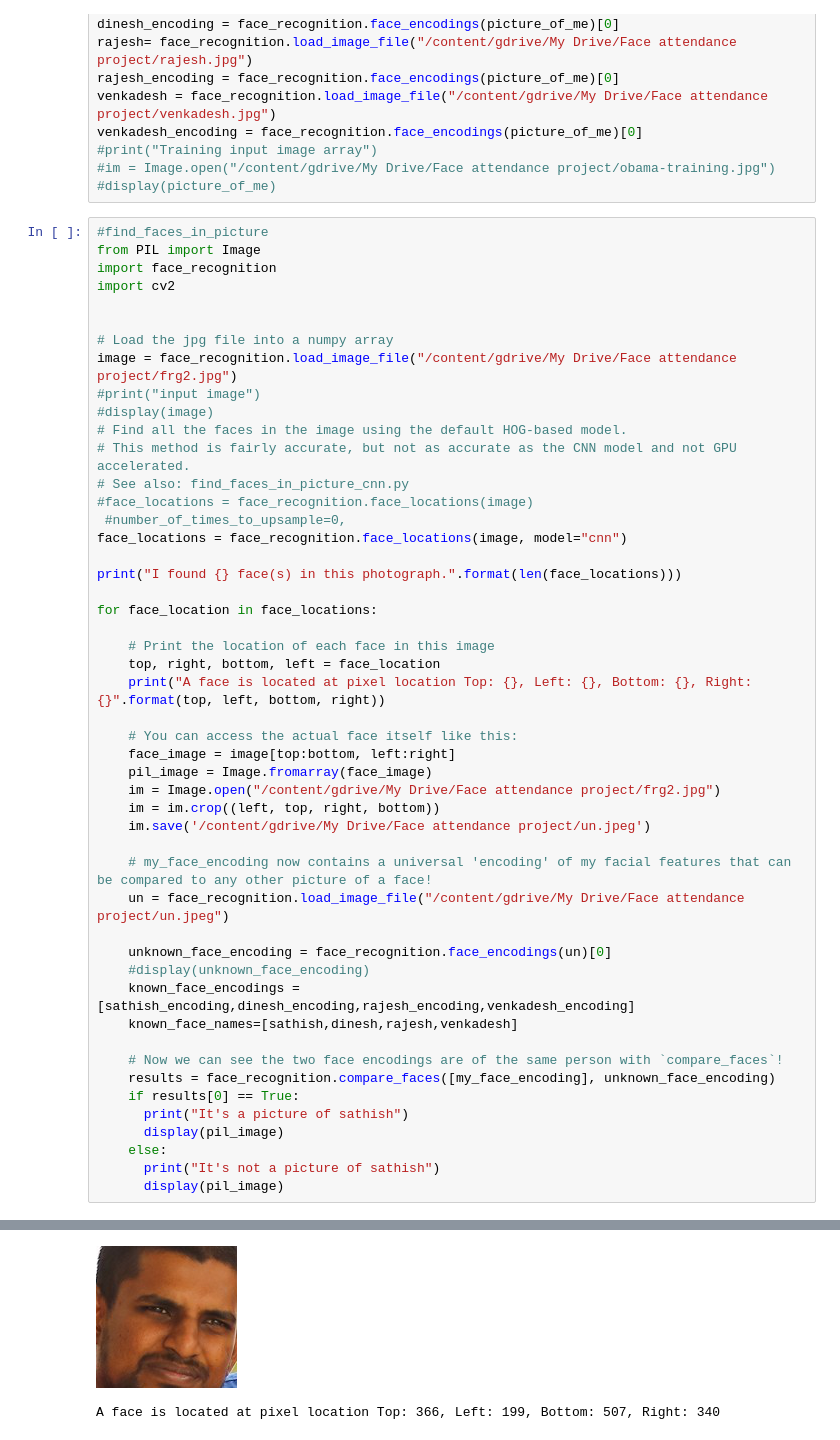
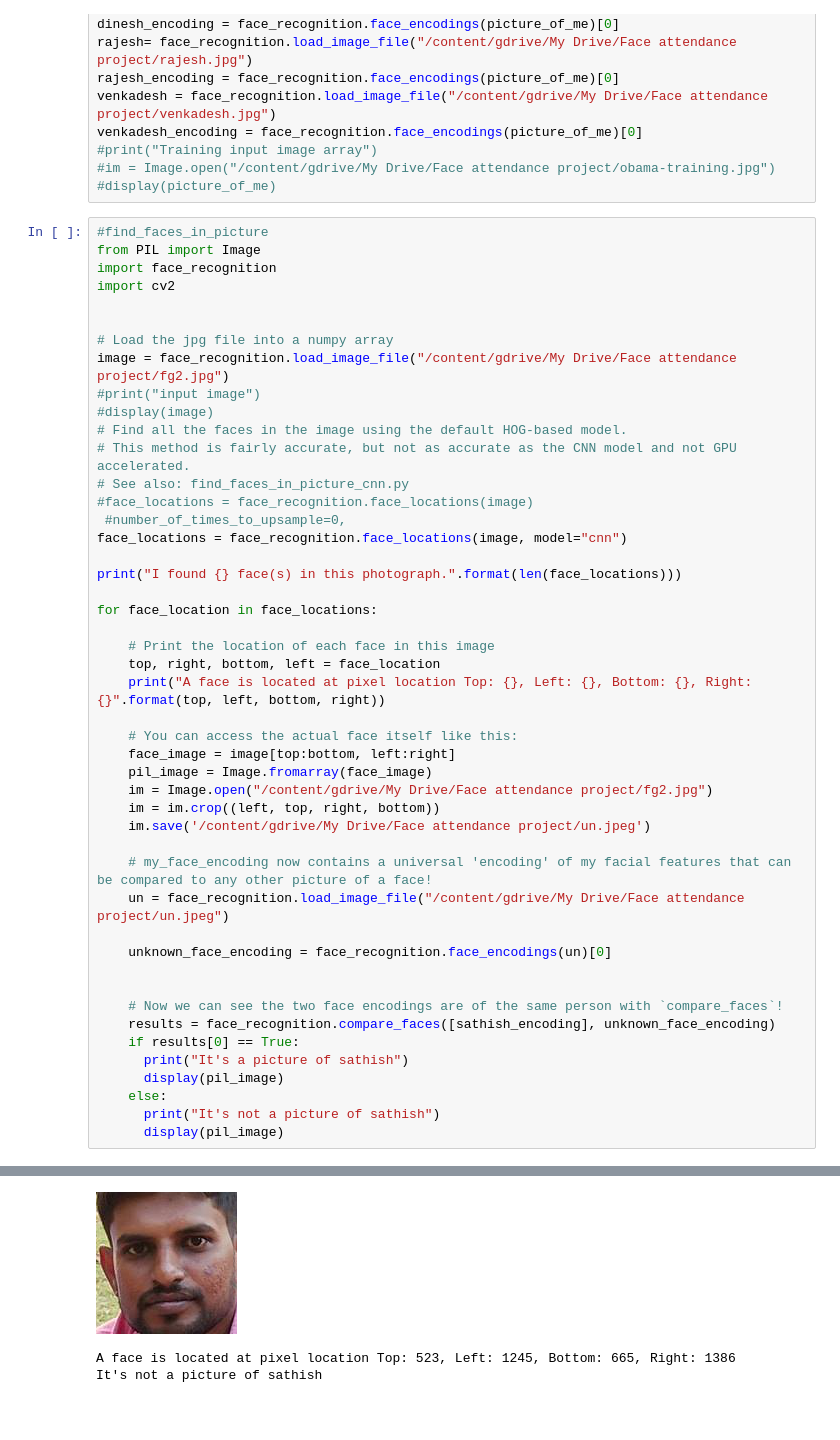
Before and after one commit to Professor-Sathish/GE8151_PSPP, a Jupyter notebook: faceproa.ipynb, the cells around one changed output, grey strips where cells are left out. Cells and saved outputs as stored; diff of their text form; blank space fills up the shorter version.

```diff
--- a/faceproa.ipynb
+++ b/faceproa.ipynb
@@ -50,7 +50,7 @@ import cv2
 
 
 # Load the jpg file into a numpy array
-image = face_recognition.load_image_file("/content/gdrive/My Drive/Face attendance project/frg2.jpg")
+image = face_recognition.load_image_file("/content/gdrive/My Drive/Face attendance project/fg2.jpg")
 #print("input image")
 #display(image)
 # Find all the faces in the image using the default HOG-based model.
@@ -71,7 +71,7 @@ for face_location in face_locations:
     # You can access the actual face itself like this:
     face_image = image[top:bottom, left:right]
     pil_image = Image.fromarray(face_image)
-    im = Image.open("/content/gdrive/My Drive/Face attendance project/frg2.jpg")
+    im = Image.open("/content/gdrive/My Drive/Face attendance project/fg2.jpg")
     im = im.crop((left, top, right, bottom))
     im.save('/content/gdrive/My Drive/Face attendance project/un.jpeg')
 
@@ -79,12 +79,10 @@ for face_location in face_locations:
     un = face_recognition.load_image_file("/content/gdrive/My Drive/Face attendance project/un.jpeg")
 
     unknown_face_encoding = face_recognition.face_encodings(un)[0]
-    #display(unknown_face_encoding)
-    known_face_encodings = [sathish_encoding,dinesh_encoding,rajesh_encoding,venkadesh_encoding]
-    known_face_names=[sathish,dinesh,rajesh,venkadesh]
+
 
     # Now we can see the two face encodings are of the same person with `compare_faces`!
-    results = face_recognition.compare_faces([my_face_encoding], unknown_face_encoding)
+    results = face_recognition.compare_faces([sathish_encoding], unknown_face_encoding)
     if results[0] == True:
       print("It's a picture of sathish")
       display(pil_image)
@@ -100,3 +98,4 @@ A face is located at pixel location Top: 423, Left: 543, Bottom: 565, Right: 684
 It's a picture of sathish
-[figure, old version]
+[figure, new version]
-A face is located at pixel location Top: 366, Left: 199, Bottom: 507, Right: 340
+A face is located at pixel location Top: 523, Left: 1245, Bottom: 665, Right: 1386
+It's not a picture of sathish
```
Also changed, not shown: parts of 4 cells of this notebook.
